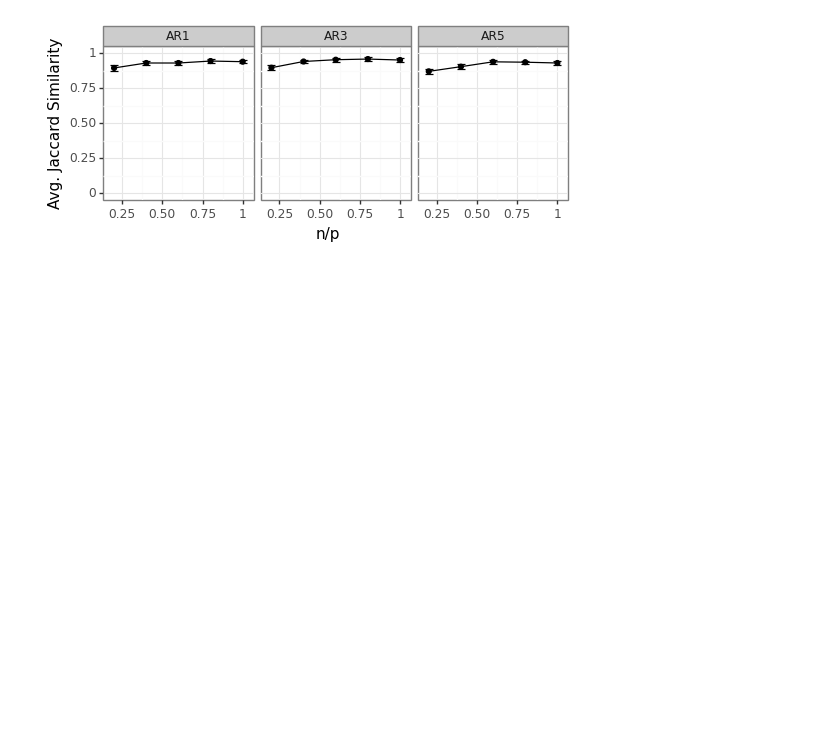
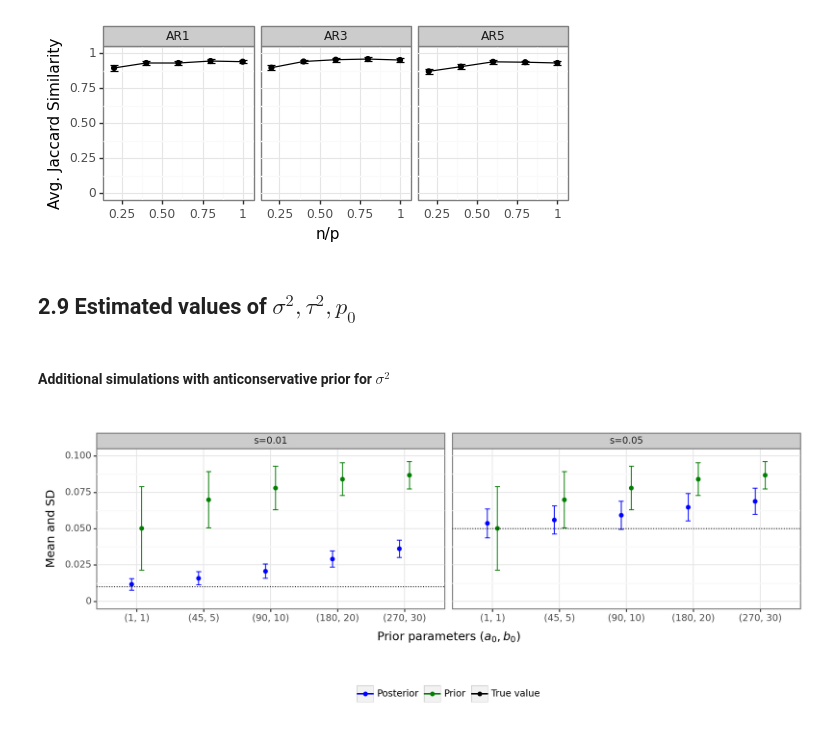
Before and after one commit to amspector100/blip_sims, a Jupyter notebook: final_sim_plots.ipynb, the cells around one changed output. Cells and saved outputs as stored; diff of their text form; code cells hidden in the pictures; blank space fills up the shorter version.

```diff
--- a/final_sim_plots.ipynb
+++ b/final_sim_plots.ipynb
@@ -2278,3 +2279,8 @@ print(g)
 # %% [output]
 [1 3 5]
 [figure]
+# %% [markdown]
+<a id='nuisance'></a>
+## 2.9 Estimated values of $\sigma^2, \tau^2, p_0$
+# %% [markdown]
+#### Additional simulations with anticonservative prior for $\sigma^2$
@@ -2280,0 +2302,18 @@ print(g)
+# %%
+## Calculate means and variances of prior
+min_p0 = 0.9
+a0s = np.sort(data['p0_a0'].unique())
+b0s = np.sort(data['p0_b0'].unique())
+betas = stats.beta(
+    a=a0s,
+    b=b0s,
+)
+cdfs = betas.cdf(min_p0)
+U = cdfs + (1-cdfs) * np.random.uniform(size=(100000, len(a0s)))
+prior_samples = betas.ppf(U)
+prior_means = {
+    (a0,b0):prior_samples.mean(axis=0)[i] for i, a0, b0 in zip(range(len(a0s)), a0s, b0s)
+}
+prior_sds = {
+    (a0,b0):prior_samples.std(axis=0)[i] for i, a0, b0 in zip(range(len(a0s)), a0s, b0s)
+}
@@ -2280,0 +2361,28 @@ print(g)
+# %%
+pdodge = position_dodge(width=0.3)
+meas = 'hats'
+sub = agg
+g = (
+    ggplot(
+        sub,
+        aes(x='x', y=f'{meas}_mean', color='dist', group='dist')
+    )
+    + geom_point(position=pdodge)
+    + geom_errorbar(aes(ymin=f'{meas}_ymin', ymax=f'{meas}_ymax'), width=0.15, position=pdodge)
+    + facet_grid("~sparsity",labeller=lambda x: f"s={x}")
+    + labs(x=r'Prior parameters $(a_0, b_0)$', y='Mean and SD', color='', linetype='')
+    + scale_color_manual(['blue', 'green', 'black'])
+    + scale_linetype_manual(['solid', 'solid', 'dashed'])
+    + geom_hline(
+        data=hlines.loc[hlines['sparsity'].isin(sub['sparsity'].unique())],
+        mapping=aes(yintercept='hats_mean', color='dist'), linetype='dotted'
+    )
+    + theme_bw()
+    + theme(legend_position='bottom')
+    + theme(figure_size=(10, 4))
+    + ylim(0, 0.1)
+)
+g.save("final-plots/appendixsims/prior_sensitivity.png", dpi=500)
+print(g)
+# %% [output]
+[figure, added]
```
Also changed, not shown: parts of 10 cells of this notebook.
